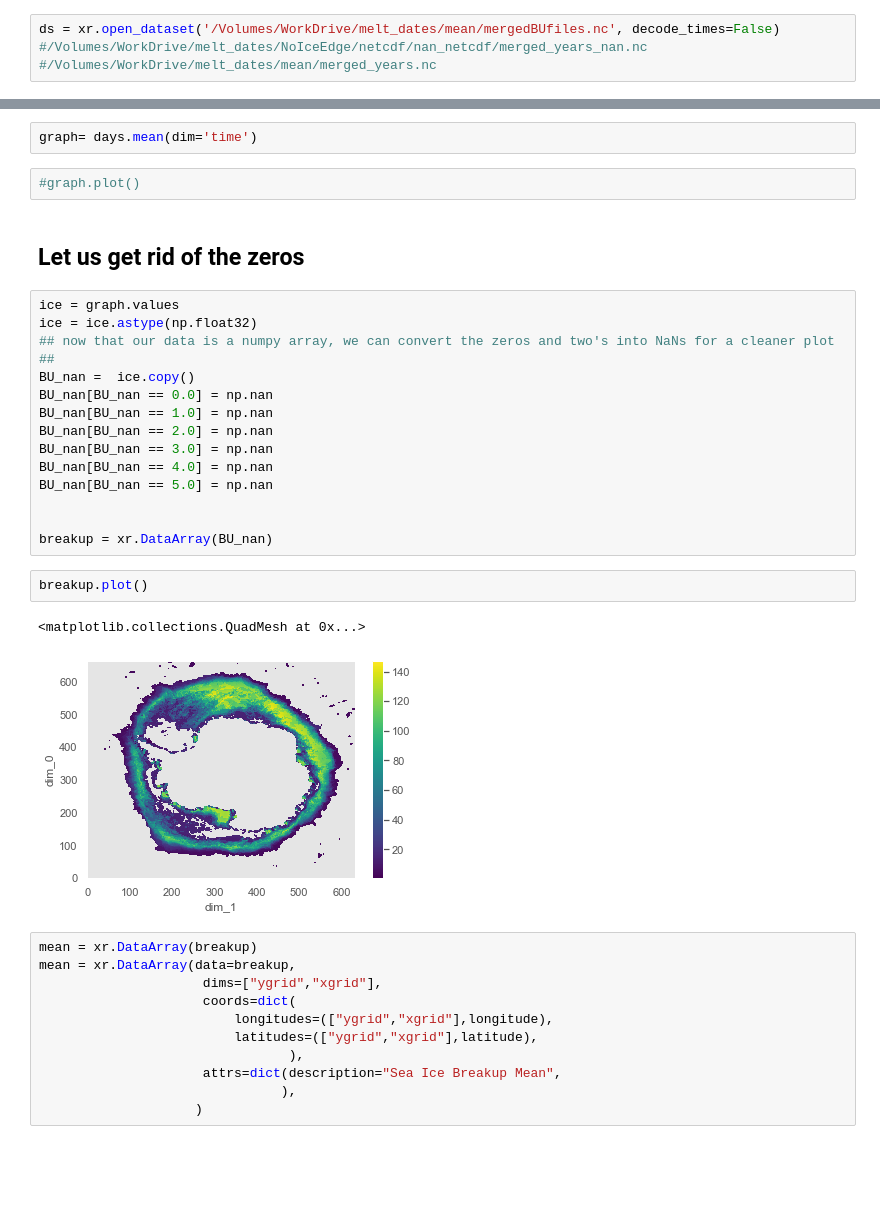
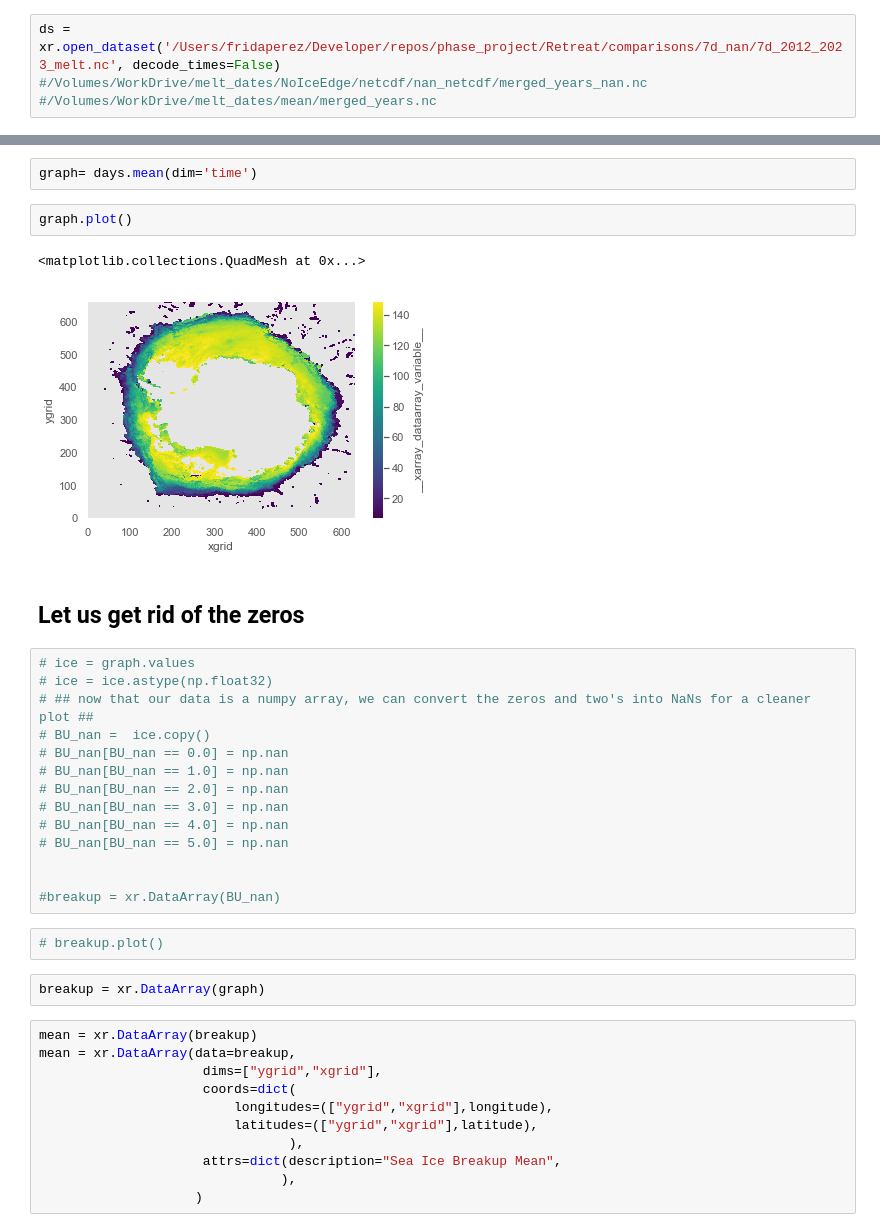
Before and after one commit to fridalejandra/phase_project, a Jupyter notebook: Retreat/Mean_Files/Dataset_Average_XR.ipynb, the cells around one changed output, grey strips where cells are left out. Saved outputs shown, nothing was run; the diff lists cells and outputs as text; blank space fills up the shorter version.

```diff
--- a/Retreat/Mean_Files/Dataset_Average_XR.ipynb
+++ b/Retreat/Mean_Files/Dataset_Average_XR.ipynb
@@ -18,7 +18,7 @@ odata =  xr.open_dataset('/Volumes/WorkDrive/melt_dates/seaiceconc.nc')
 latitude = odata.GridLat_SpPolarGrid12km
 longitude = odata.GridLon_SpPolarGrid12km
 # %%
-ds = xr.open_dataset('/Volumes/WorkDrive/melt_dates/mean/mergedBUfiles.nc', decode_times=False)
+ds = xr.open_dataset('/Users/fridaperez/Developer/repos/phase_project/Retreat/comparisons/7d_nan/7d_2012_2023_melt.nc', decode_times=False)
 #/Volumes/WorkDrive/melt_dates/NoIceEdge/netcdf/nan_netcdf/merged_years_nan.nc
 #/Volumes/WorkDrive/melt_dates/mean/merged_years.nc
 # %%
@@ -39,29 +39,31 @@ Attributes:
 days = ds.__xarray_dataarray_variable__
 # %%
 graph= days.mean(dim='time')
-# %%
-#graph.plot()
+# %%
+graph.plot()
+# %% [output]
+<matplotlib.collections.QuadMesh at 0x...>
+[figure, added]
 # %% [markdown]
 ## Let us get rid of the zeros
 # %%
-ice = graph.values
-ice = ice.astype(np.float32)
-## now that our data is a numpy array, we can convert the zeros and two's into NaNs for a cleaner plot ##
-BU_nan =  ice.copy()
-BU_nan[BU_nan == 0.0] = np.nan
-BU_nan[BU_nan == 1.0] = np.nan
-BU_nan[BU_nan == 2.0] = np.nan
-BU_nan[BU_nan == 3.0] = np.nan
-BU_nan[BU_nan == 4.0] = np.nan
-BU_nan[BU_nan == 5.0] = np.nan
+# ice = graph.values
+# ice = ice.astype(np.float32)
+# ## now that our data is a numpy array, we can convert the zeros and two's into NaNs for a cleaner plot ##
+# BU_nan =  ice.copy()
+# BU_nan[BU_nan == 0.0] = np.nan
+# BU_nan[BU_nan == 1.0] = np.nan
+# BU_nan[BU_nan == 2.0] = np.nan
+# BU_nan[BU_nan == 3.0] = np.nan
+# BU_nan[BU_nan == 4.0] = np.nan
+# BU_nan[BU_nan == 5.0] = np.nan
 
 
-breakup = xr.DataArray(BU_nan)
+#breakup = xr.DataArray(BU_nan)
-# %%
-breakup.plot()
-# %% [output]
-<matplotlib.collections.QuadMesh at 0x...>
-[figure, removed]
+# %%
+# breakup.plot()
+# %%
+breakup = xr.DataArray(graph)
 # %%
 mean = xr.DataArray(breakup)
 mean = xr.DataArray(data=breakup,
```
Also changed, not shown: parts of 5 cells of this notebook, 27 other files.
